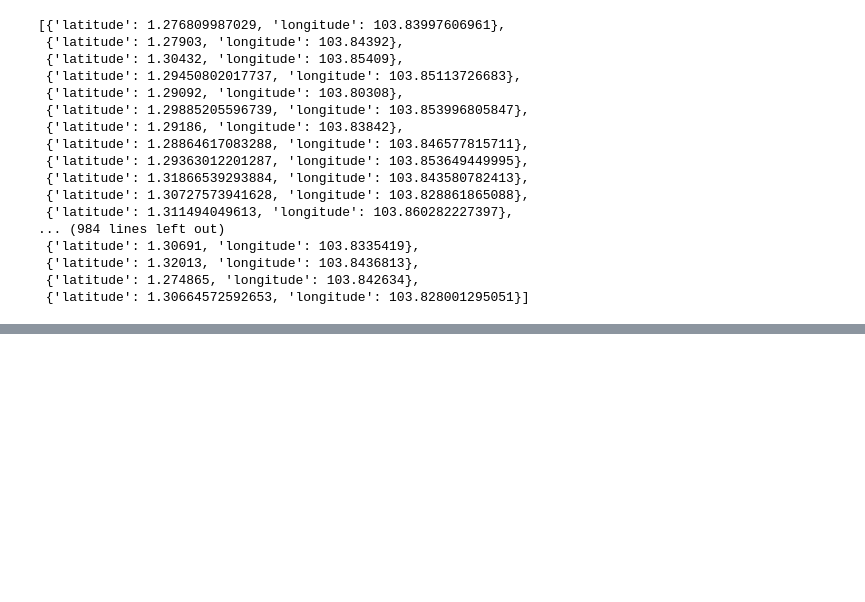
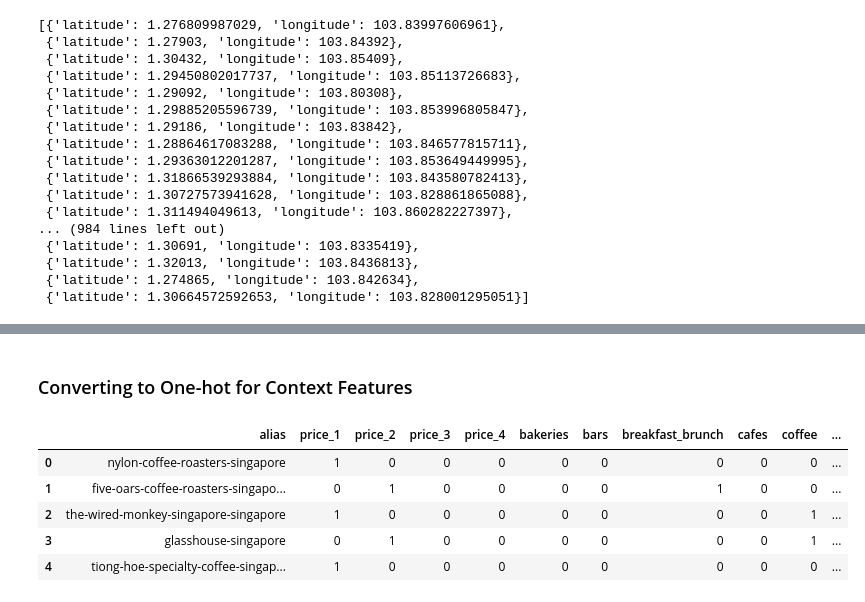
Before and after one commit to teyang-lau/Coffee_Joint_Recommender_System, a Jupyter notebook: notebooks/preprocessing/clean_shop_metadata.ipynb, the cells around one changed output, grey strips where cells are left out. Saved outputs shown, nothing was run; the diff lists cells and outputs as text; code cells hidden in the pictures; blank space fills up the shorter version.

Commit message:
created context features

```diff
--- a/notebooks/preprocessing/clean_shop_metadata.ipynb
+++ b/notebooks/preprocessing/clean_shop_metadata.ipynb
@@ -191,0 +178,3 @@ memory usage: 110.5+ KB
+# %%
+coffee_shops.drop_duplicates(subset='alias', inplace=True)
+coffee_shops.info()
@@ -192,2 +199,43 @@ memory usage: 110.5+ KB
 # %%
 coffee_shops.to_csv(PATH + 'processed/' + 'sg_coffee_shops_final.csv', index=False)
+# %% [markdown]
+### Converting to One-hot for Context Features
+# %%
+cs_context = coffee_shops.copy()
+
+price_map = {'$':'1', '$$':'2', '$$$':'3', '$$$$':'4'}
+cs_context['price'] = cs_context['price'].map(price_map)
+cs_context = pd.get_dummies(cs_context, prefix='price', columns=['price'])
+# %%
+cat_counts = {}
+for l in cs_context.categories:
+    for c in l:
+        cat_counts[c] = cat_counts.get(c, 0) + 1
+
+cats = list({k:v for k,v in cat_counts.items() if v > 20}.keys())
+
+cat_dummy = pd.get_dummies(cs_context['categories'].apply(pd.Series).stack()).sum(level=0)
+cat_dummy = cat_dummy[cat_dummy.columns.intersection(cats)]
+cs_context = pd.concat([cs_context, cat_dummy], axis=1)
+# %%
+loc_bin = pd.read_csv('../../data/processed/coffee_binned.csv')[['alias', 'region']]
+
+cs_context = cs_context.merge(loc_bin, on='alias', how='left')
+cs_context.drop_duplicates(subset='alias', inplace=True)
+
+cs_context = pd.get_dummies(cs_context, prefix='', prefix_sep='', columns=['region'])
+# %%
+cs_context.drop([
+    'id', 'name', 'image_url', 'is_closed', 'url', 'review_count',
+    'categories', 'rating', 'address', 'display_phone', 'latitude',
+    'longitude', 'distance'],
+    axis=1, inplace=True)
+
+cs_context.head()
+# %% [output]
+|  | alias | price_1 | price_2 | price_3 | price_4 | bakeries | bars | breakfast_brunch | cafes | coffee | ... |
+| 0 | nylon-coffee-roasters-singapore | 1 | 0 | 0 | 0 | 0 | 0 | 0 | 0 | 0 | ... |
+| 1 | five-oars-coffee-roasters-singapo... | 0 | 1 | 0 | 0 | 0 | 0 | 1 | 0 | 0 | ... |
+| 2 | the-wired-monkey-singapore-singapore | 1 | 0 | 0 | 0 | 0 | 0 | 0 | 0 | 1 | ... |
+| 3 | glasshouse-singapore | 0 | 1 | 0 | 0 | 0 | 0 | 0 | 0 | 1 | ... |
+| 4 | tiong-hoe-specialty-coffee-singap... | 1 | 0 | 0 | 0 | 0 | 0 | 0 | 0 | 0 | ... |
```
Also changed, not shown: parts of 6 cells of this notebook, 1 other file.
